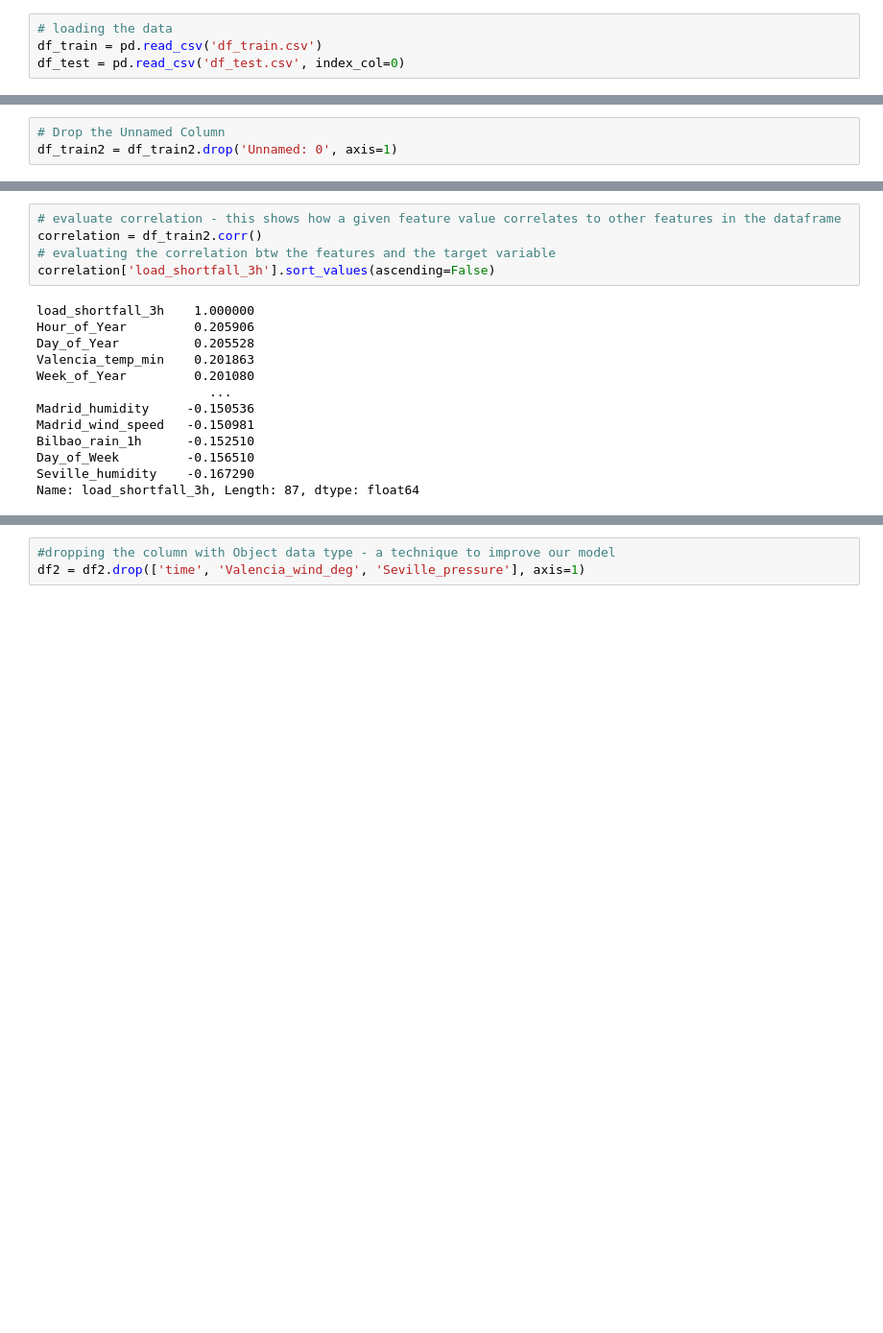
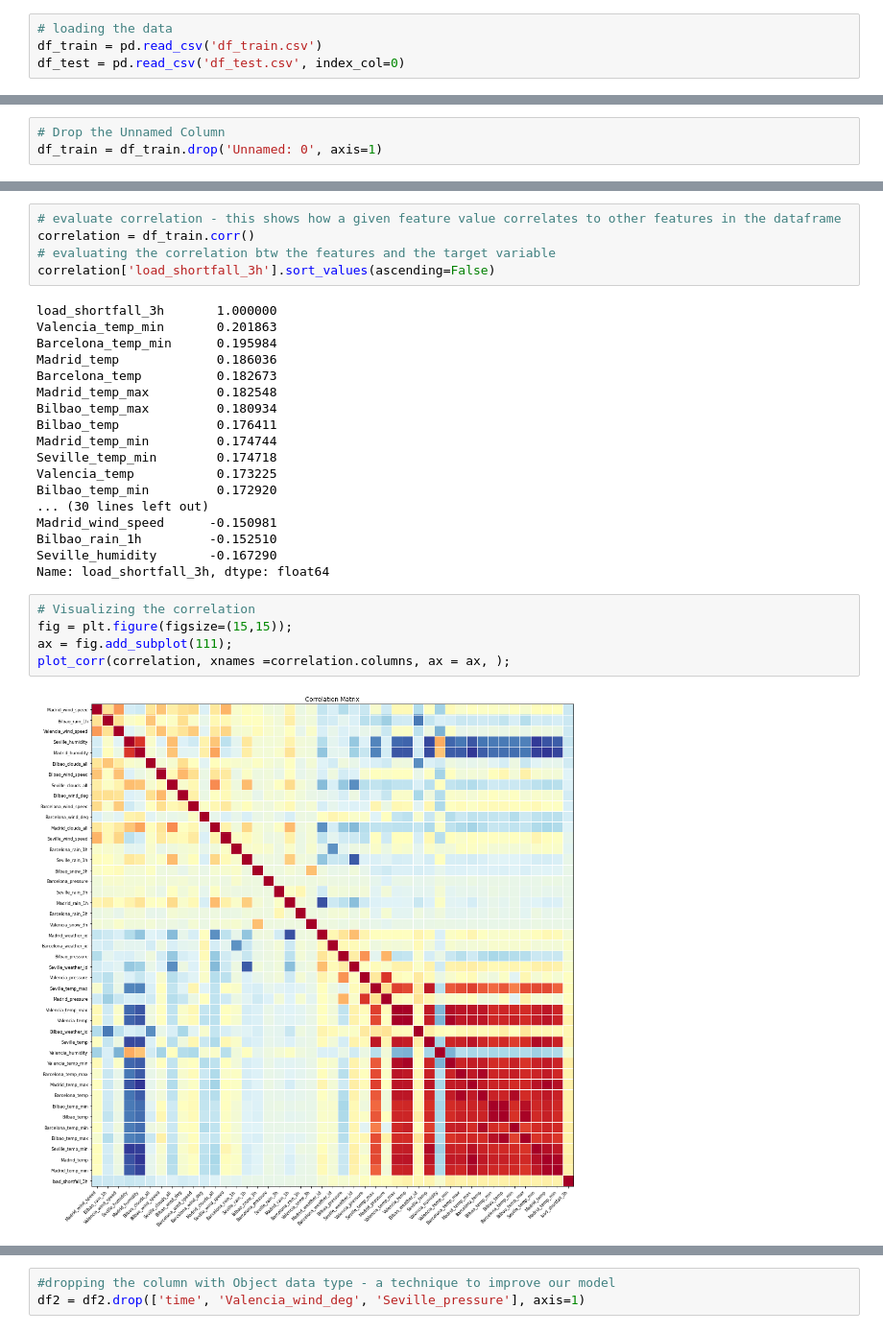
Before and after one commit to Explore-AI/load-shortfall-regression-predict-api, a Jupyter notebook: RegressionPredict.ipynb, the cells around one changed output, grey strips where cells are left out. Shown at 96% size. Saved outputs shown, nothing was run; the diff lists cells and outputs as text; blank space fills up the shorter version.

```diff
--- a/RegressionPredict.ipynb
+++ b/RegressionPredict.ipynb
@@ -204,4 +205,4 @@ On the test dataset, the only unique column is time which, as explained above, i
 # %%
 # Drop the Unnamed Column
-df_train2 = df_train2.drop('Unnamed: 0', axis=1)
+df_train = df_train.drop('Unnamed: 0', axis=1)
 # %%
@@ -580,21 +378,33 @@ We will be using the train dataset for this exercise.
 # %%
 # evaluate correlation - this shows how a given feature value correlates to other features in the dataframe
-correlation = df_train2.corr()
+correlation = df_train.corr()
 # evaluating the correlation btw the features and the target variable
 correlation['load_shortfall_3h'].sort_values(ascending=False)
 # %% [output]
-load_shortfall_3h    1.000000
-Hour_of_Year         0.205906
-Day_of_Year          0.205528
-Valencia_temp_min    0.201863
-Week_of_Year         0.201080
-                       ...
-Madrid_humidity     -0.150536
-Madrid_wind_speed   -0.150981
-Bilbao_rain_1h      -0.152510
-Day_of_Week         -0.156510
-Seville_humidity    -0.167290
-Name: load_shortfall_3h, Length: 87, dtype: float64
+load_shortfall_3h       1.000000
+Valencia_temp_min       0.201863
+Barcelona_temp_min      0.195984
+Madrid_temp             0.186036
+Barcelona_temp          0.182673
+Madrid_temp_max         0.182548
+Bilbao_temp_max         0.180934
+Bilbao_temp             0.176411
+Madrid_temp_min         0.174744
+Seville_temp_min        0.174718
+Valencia_temp           0.173225
+Bilbao_temp_min         0.172920
+... (30 lines left out)
+Madrid_wind_speed      -0.150981
+Bilbao_rain_1h         -0.152510
+Seville_humidity       -0.167290
+Name: load_shortfall_3h, dtype: float64
+# %%
+# Visualizing the correlation
+fig = plt.figure(figsize=(15,15));
+ax = fig.add_subplot(111);
+plot_corr(correlation, xnames =correlation.columns, ax = ax, );
+# %% [output]
+[figure, added]
 # %%
 # have a look at feature distributions
 fig, ax = plt.subplots(figsize=(14, 6))
```
Also changed, not shown: parts of 120 cells of this notebook.
